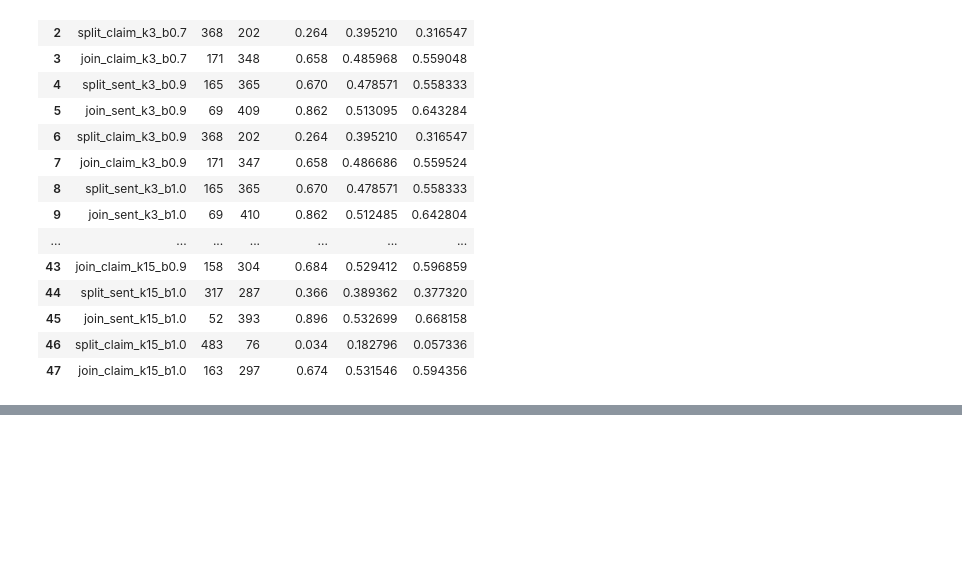
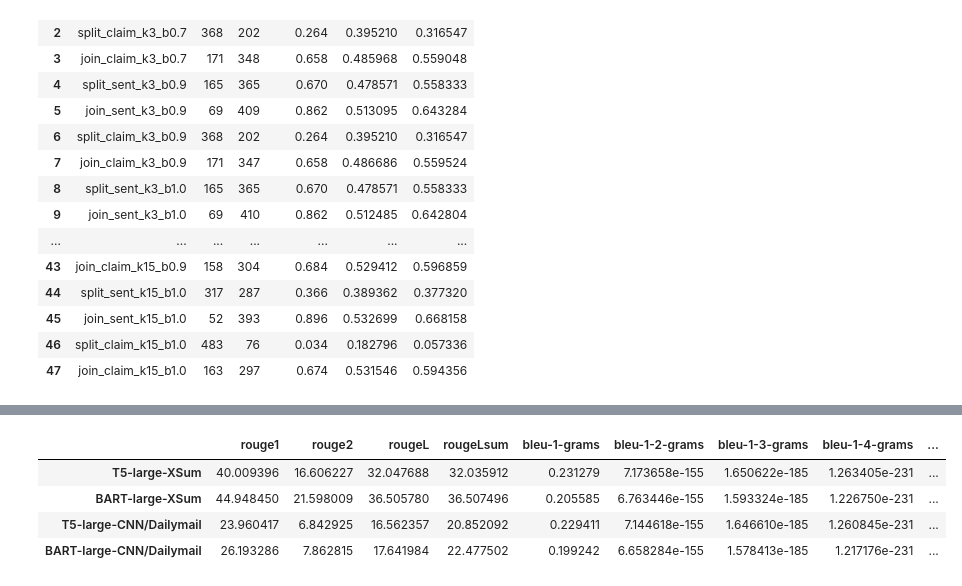
Before and after one commit to kevin-rn/Efficient-Fact-checking, a Jupyter notebook: retrieval_pipeline.ipynb, the cells around one changed output, grey strips where cells are left out. Cells and saved outputs as stored; diff of their text form; code cells hidden in the pictures; blank space fills up the shorter version.

```diff
--- a/retrieval_pipeline.ipynb
+++ b/retrieval_pipeline.ipynb
@@ -875,0 +892,6 @@ df_stances
+# %%
+def read_dataset(dataname, modelname):
+    df_actual = pd.read_csv(f"data/{dataname}/test.csv")
+    df_generated = pd.read_csv(f"results/{modelname}_large_{dataname}.csv")
+    df_merge = pd.merge(df_actual, df_generated, on='id')
+    return df_merge
@@ -875,0 +939,10 @@ df_stances
+# %%
+datasets = ["xsum", "cnn_dailymail"]
+models = ["t5", "bart"]
+
+results = []
+for dataset in tqdm(datasets, desc="dataset loop", position=0):
+    for model in tqdm(models, desc="model loop", position=1):
+        df_data = read_dataset(dataname=dataset, modelname=model)
+        df_metrics = calculateMetrics(df_data)
+        results.append(df_metrics)
@@ -875,0 +967,13 @@ df_stances
+# %%
+df_merge = pd.concat(results, axis=0)
+df_merge.index = ['T5-large-XSum', 'BART-large-XSum', 'T5-large-CNN/Dailymail', 'BART-large-CNN/Dailymail']
+df_merge.to_csv("summary_metrics.csv")
+df_merge
+
+# pd.read_csv("summary_metrics.csv", index_col=0)
+# %% [output]
+|  | rouge1 | rouge2 | rougeL | rougeLsum | bleu-1-grams | bleu-1-2-grams | bleu-1-3-grams | bleu-1-4-grams | ... |
+| T5-large-XSum | 40.009396 | 16.606227 | 32.047688 | 32.035912 | 0.231279 | 7.173658e-155 | 1.650622e-185 | 1.263405e-231 | ... |
+| BART-large-XSum | 44.948450 | 21.598009 | 36.505780 | 36.507496 | 0.205585 | 6.763446e-155 | 1.593324e-185 | 1.226750e-231 | ... |
+| T5-large-CNN/Dailymail | 23.960417 | 6.842925 | 16.562357 | 20.852092 | 0.229411 | 7.144618e-155 | 1.646610e-185 | 1.260845e-231 | ... |
+| BART-large-CNN/Dailymail | 26.193286 | 7.862815 | 17.641984 | 22.477502 | 0.199242 | 6.658284e-155 | 1.578413e-185 | 1.217176e-231 | ... |
```
Also changed, not shown: parts of 4 cells of this notebook, 3 other files.
